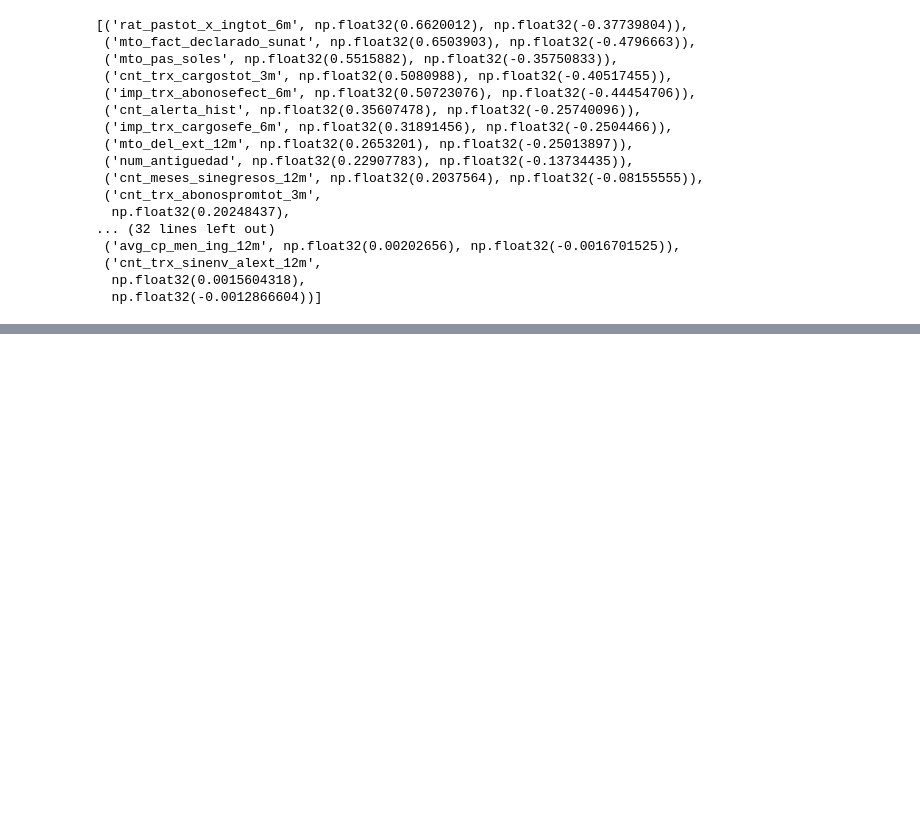
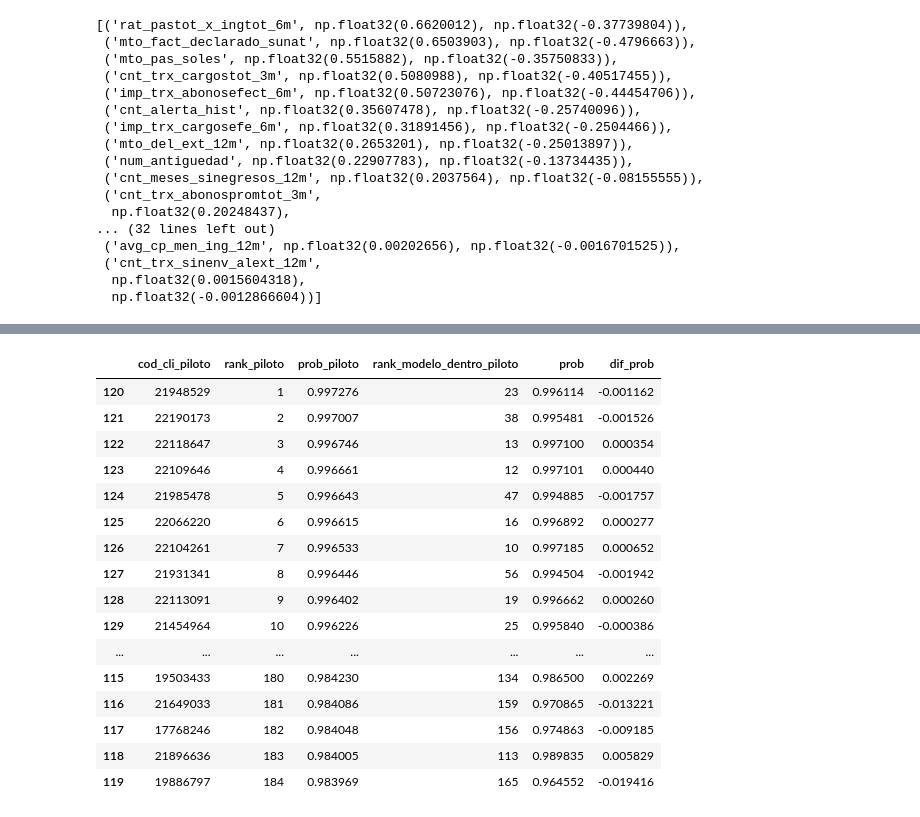
Before and after one commit to sentiherna/Interbank, a Jupyter notebook: PLAFT/Desarrollo/Minorista_regulado/Train/3.VALIDACION_TOTAL.ipynb, the cells around one changed output, grey strips where cells are left out. Cells and saved outputs as stored; diff of their text form; code cells hidden in the pictures; blank space fills up the shorter version.

```diff
--- a/PLAFT/Desarrollo/Minorista_regulado/Train/3.VALIDACION_TOTAL.ipynb
+++ b/PLAFT/Desarrollo/Minorista_regulado/Train/3.VALIDACION_TOTAL.ipynb
@@ -1386,0 +1897,74 @@ print("▶ Copiar a §13.4 (Train), §13.5 (Validation), §13.6 (Test) del docum
+# %%
+# ============================================================
+# Similitud del orden relativo dentro de los 184 clientes piloto
+# ============================================================
+
+# Este ranking no mide la posicion frente a todo el universo.
+# Mide si el nuevo modelo conserva el orden entre los mismos 184 clientes.
+df_validacion_similitud['rank_modelo_dentro_piloto'] = (
+    df_validacion_similitud['prob']
+    .rank(ascending=False, method='first')
+    .astype(int)
+)
+
+delta_rank_relativo = (
+    df_validacion_similitud['rank_modelo_dentro_piloto']
+    - df_validacion_similitud['rank_piloto']
+)
+
+metricas_orden_relativo = pd.DataFrame({
+    'metrica': [
+        'Correlacion Spearman del orden relativo',
+        'Mediana de diferencia absoluta de orden relativo',
+        'Clientes con diferencia relativa <= 10 posiciones',
+        'Clientes con diferencia relativa <= 25 posiciones',
+        'Clientes con diferencia relativa <= 50 posiciones',
+    ],
+    'valor': [
+        df_validacion_similitud['rank_piloto'].corr(
+            df_validacion_similitud['rank_modelo_dentro_piloto'],
+            method='spearman'
+        ),
+        delta_rank_relativo.abs().median(),
+        (delta_rank_relativo.abs() <= 10).sum(),
+        (delta_rank_relativo.abs() <= 25).sum(),
+        (delta_rank_relativo.abs() <= 50).sum(),
+    ]
+})
+
+filas_top_k_relativo = []
+for k in [10, 20, 50, 100]:
+    top_piloto = set(
+        df_validacion_similitud.loc[
+            df_validacion_similitud['rank_piloto'] <= k,
+            'cod_cli_piloto'
+        ]
+    )
+    top_modelo_relativo = set(
+        df_validacion_similitud.loc[
+            df_validacion_similitud['rank_modelo_dentro_piloto'] <= k,
+            'cod_cli_piloto'
+        ]
+    )
+    interseccion = len(top_piloto & top_modelo_relativo)
+    filas_top_k_relativo.append({
+        'K': k,
+        'coincidencias': interseccion,
+        'recall_top_k_relativo': interseccion / len(top_piloto)
+        if top_piloto else 0.0,
+    })
+
+df_top_k_relativo = pd.DataFrame(filas_top_k_relativo)
+
+print('METRICAS DEL ORDEN RELATIVO ENTRE LOS 184 CLIENTES')
+display(metricas_orden_relativo)
+print('COINCIDENCIA TOP-K DENTRO DE LOS 184 CLIENTES')
+display(df_top_k_relativo)
+
+df_validacion_similitud[
+    [
+        'cod_cli_piloto', 'rank_piloto', 'prob_piloto',
+        'rank_modelo_dentro_piloto', 'prob', 'dif_prob'
+    ]
+].sort_values('rank_piloto')
+# %% [output]
@@ -1386,0 +1984,17 @@ print("▶ Copiar a §13.4 (Train), §13.5 (Validation), §13.6 (Test) del docum
+|  | cod_cli_piloto | rank_piloto | prob_piloto | rank_modelo_dentro_piloto | prob | dif_prob |
+| 120 | 21948529 | 1 | 0.997276 | 23 | 0.996114 | -0.001162 |
+| 121 | 22190173 | 2 | 0.997007 | 38 | 0.995481 | -0.001526 |
+| 122 | 22118647 | 3 | 0.996746 | 13 | 0.997100 | 0.000354 |
+| 123 | 22109646 | 4 | 0.996661 | 12 | 0.997101 | 0.000440 |
+| 124 | 21985478 | 5 | 0.996643 | 47 | 0.994885 | -0.001757 |
+| 125 | 22066220 | 6 | 0.996615 | 16 | 0.996892 | 0.000277 |
+| 126 | 22104261 | 7 | 0.996533 | 10 | 0.997185 | 0.000652 |
+| 127 | 21931341 | 8 | 0.996446 | 56 | 0.994504 | -0.001942 |
+| 128 | 22113091 | 9 | 0.996402 | 19 | 0.996662 | 0.000260 |
+| 129 | 21454964 | 10 | 0.996226 | 25 | 0.995840 | -0.000386 |
+| ... | ... | ... | ... | ... | ... | ... |
+| 115 | 19503433 | 180 | 0.984230 | 134 | 0.986500 | 0.002269 |
+| 116 | 21649033 | 181 | 0.984086 | 159 | 0.970865 | -0.013221 |
+| 117 | 17768246 | 182 | 0.984048 | 156 | 0.974863 | -0.009185 |
+| 118 | 21896636 | 183 | 0.984005 | 113 | 0.989835 | 0.005829 |
+| 119 | 19886797 | 184 | 0.983969 | 165 | 0.964552 | -0.019416 |
```
Also changed, not shown: parts of 28 cells of this notebook, 9 other files.
